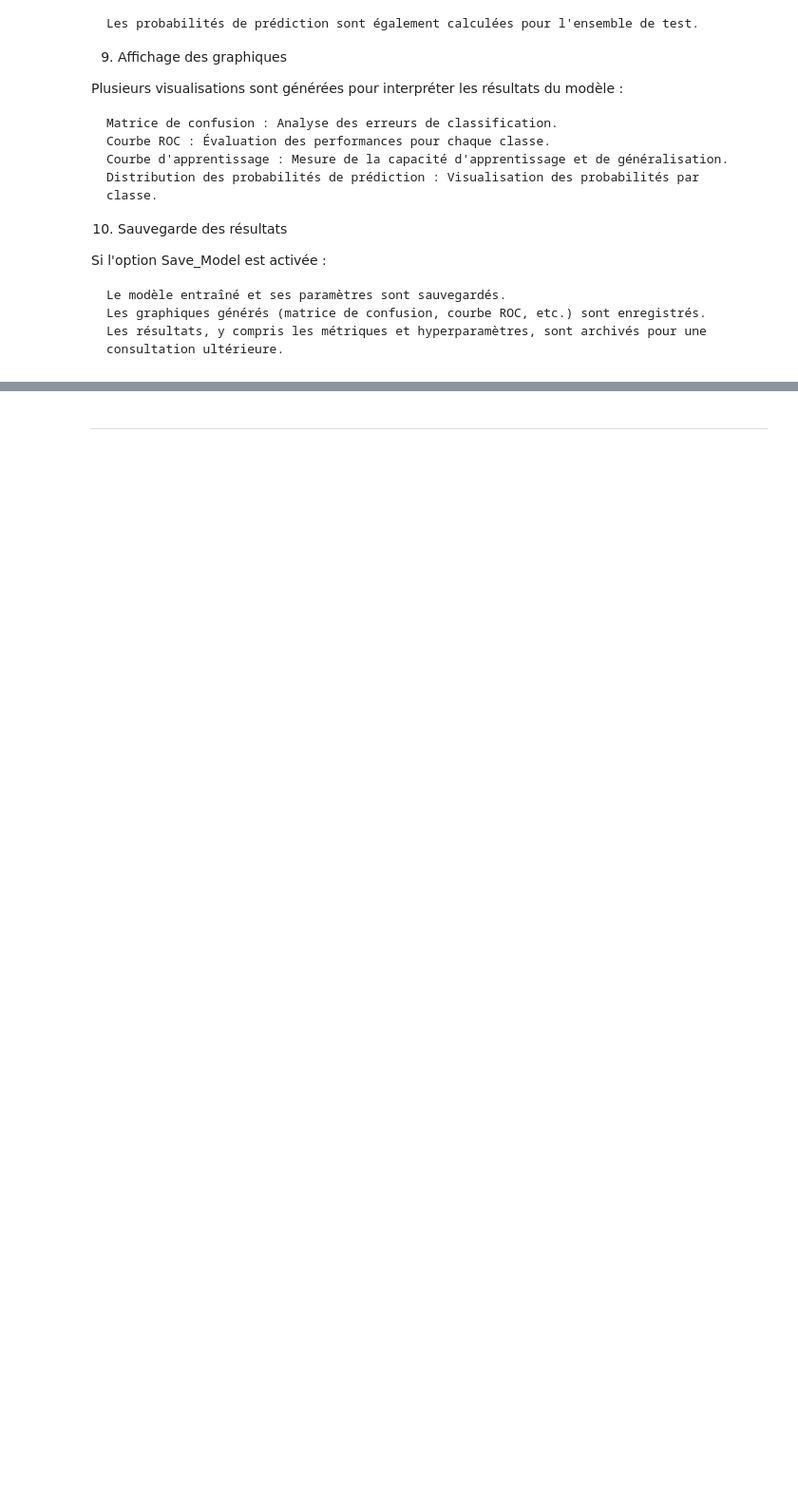
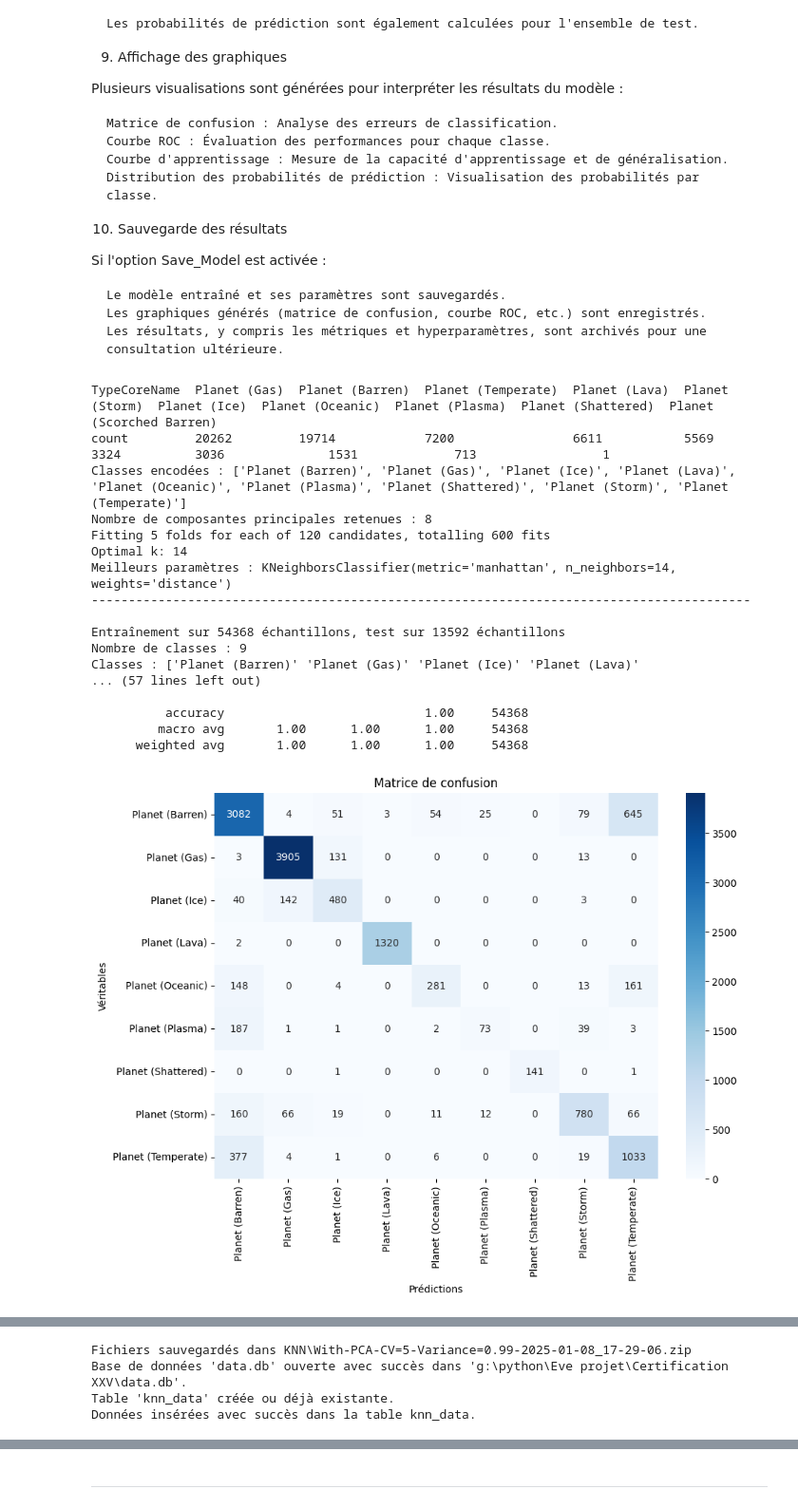
Before and after one commit to baussant/AI-Astronomique, a Jupyter notebook: Projet.ipynb, the cells around one changed output, grey strips where cells are left out. Shown at 95% size. Drawn from its saved outputs; the diff is of its cells as text; code cells hidden in the pictures; blank space fills up the shorter version.

Commit message:
Nettoyage 2
modification et nettoyage redaction des commentaire pour K-NN et Random Forest

```diff
--- a/Projet.ipynb
+++ b/Projet.ipynb
@@ -274,29 +275,64 @@ Si l'option Save_Model est activée :
 # %%
 #for j in (5,26,5):
 #   for i in np.arange(0.55, 0.95 + 0.05, 0.1):
-Valeur_CV =3                # Nombre de cross validation
-Variance = 0.95             # Variance pour le PCA
+""" Jeux utilisé pour l'analyse
+Valeur_CV =5                # Nombre de cross validation
+Variance = 0.99             # Variance pour le PCA
 Echantillon_min = 100       # nbr d'échantillon minimal pour l'analyse, si il y a moins de 100 planètes d'un type nous ne la prenons pas en compte
-PCA_State = False           # Choix si le PCA est utilisé ou pas permet de comparer l'effet du PCA sur l'accuracy
+PCA_State = True            # Choix si le PCA est utilisé ou pas permet de comparer l'effet du PCA sur l'accuracy
 Y_Target = 'TypeCoreName'   # Analyse du type de planète
-X_Chara = ['temperature','radius','orbitRadius','massGas','rotationRate','massDust', 'density', 'escapeVelocity'] # Paramètre pris en compte pour le training
-neighbor_max = 20           # Nombre de voisin pour le KNN
-smote_status = True         # Activation du SMOTE
+X_Chara = ['temperature','radius','orbitRadius','massGas','rotationRate','massDust', 'density', 'escapeVelocity','surfaceGravity'] # Paramètre pris en compte pour le training
+neighbor_min = 5            # Nombre de voisin pour le KNN minimum
+neighbor_max = 20           # Nombre de voisin pour le KNN maximum
+smote_status = "N/A"        # Activation du SMOTE  "SMOTE","BorderlineSMOTE","N/A"
+sampling_strategy = False   # Stratégie de la distribution des données pour le SMOTE seulement
 sampling_number = 7200      # Nombre d'échantillon pour le SMOTE
-sampling_strategy = True    # Stratégie de la distribution des données pour le SMOTE
+Save_Model  = True          # Sauvegarde du modèle
+"""
+# Data pour simulation
+Valeur_CV =5                # Nombre de cross validation
+Variance = 0.99             # Variance pour le PCA
+Echantillon_min = 100       # nbr d'échantillon minimal pour l'analyse, si il y a moins de 100 planètes d'un type nous ne la prenons pas en compte
+PCA_State = True            # Choix si le PCA est utilisé ou pas permet de comparer l'effet du PCA sur l'accuracy
+Y_Target = 'TypeCoreName'   # Analyse du type de planète
+X_Chara = ['temperature','radius','orbitRadius','massGas','rotationRate','massDust', 'density', 'escapeVelocity','surfaceGravity'] # Paramètre pris en compte pour le training
+neighbor_min = 5           # Nombre de voisin pour le KNN minimum
+neighbor_max = 20           # Nombre de voisin pour le KNN maximum
+smote_status = "N/A"        # Activation du SMOTE  "SMOTE","BorderlineSMOTE","N/A"
+sampling_strategy = False   # Stratégie de la distribution des données pour le SMOTE seulement
+sampling_number = 7200      # Nombre d'échantillon pour le SMOTE
 Save_Model  = True          # Sauvegarde du modèle
 
-if smote_status== False:        # Si le SMOTE est désactivé
+if smote_status!= "BorderlineSMOTE" and smote_status!="SMOTE":        # Si le SMOTE est désactivé
     sampling_strategy = False   # La stratégie de distribution est désactivée
     sampling_number = 0         # Le nombre d'échantillon est à 0
 
 if sampling_strategy == False:  # Si la stratégie de distribution est désactivée
     sampling_number = 0         # Le nombre d'échantillon est à 0
 
 # Grouper par 'TypeCoreName' et compter les occurrences de chaque type
 typecore_count = df_planet['TypeCoreName'].value_counts()
 typecore_table = typecore_count.to_frame().T  # Vision Horizontal
 print(typecore_table)
 
 # KNN_Classifier(df_planet,Echantillon_min,Valeur_CV,Variance,X_Chara,Y_Target,PCA_State,neighbor_max,Save_Model)
-KNN_Classifier(smote_status,sampling_number,sampling_strategy,df_planet,Echantillon_min,Valeur_CV,Variance,X_Chara,Y_Target,PCA_State,neighbor_max,Save_Model)
+KNN_Classifier(smote_status,sampling_number,sampling_strategy,df_planet,Echantillon_min,Valeur_CV,Variance,X_Chara,Y_Target,PCA_State,neighbor_max,neighbor_min,Save_Model)
+# %% [output]
+TypeCoreName  Planet (Gas)  Planet (Barren)  Planet (Temperate)  Planet (Lava)  Planet (Storm)  Planet (Ice)  Planet (Oceanic)  Planet (Plasma)  Planet (Shattered)  Planet (Scorched Barren)
+count         20262         19714            7200                6611           5569            3324          3036              1531             713                 1
+Classes encodées : ['Planet (Barren)', 'Planet (Gas)', 'Planet (Ice)', 'Planet (Lava)', 'Planet (Oceanic)', 'Planet (Plasma)', 'Planet (Shattered)', 'Planet (Storm)', 'Planet (Temperate)']
+Nombre de composantes principales retenues : 8
+Fitting 5 folds for each of 120 candidates, totalling 600 fits
+Optimal k: 14
+Meilleurs paramètres : KNeighborsClassifier(metric='manhattan', n_neighbors=14, weights='distance')
+-----------------------------------------------------------------------------------------
+
+Entraînement sur 54368 échantillons, test sur 13592 échantillons
+Nombre de classes : 9
+Classes : ['Planet (Barren)' 'Planet (Gas)' 'Planet (Ice)' 'Planet (Lava)'
+... (57 lines left out)
+
+          accuracy                           1.00     54368
+         macro avg       1.00      1.00      1.00     54368
+      weighted avg       1.00      1.00      1.00     54368
+[figure, added]
@@ -302,0 +342,4 @@ KNN_Classifier(smote_status,sampling_number,sampling_strategy,df_planet,Echantil
+Fichiers sauvegardés dans KNN\With-PCA-CV=5-Variance=0.99-2025-01-08_17-29-06.zip
+Base de données 'data.db' ouverte avec succès dans 'g:\python\Eve projet\Certification XXV\data.db'.
+Table 'knn_data' créée ou déjà existante.
+Données insérées avec succès dans la table knn_data.
```
Also changed, not shown: parts of 9 cells of this notebook, 56 other files.
